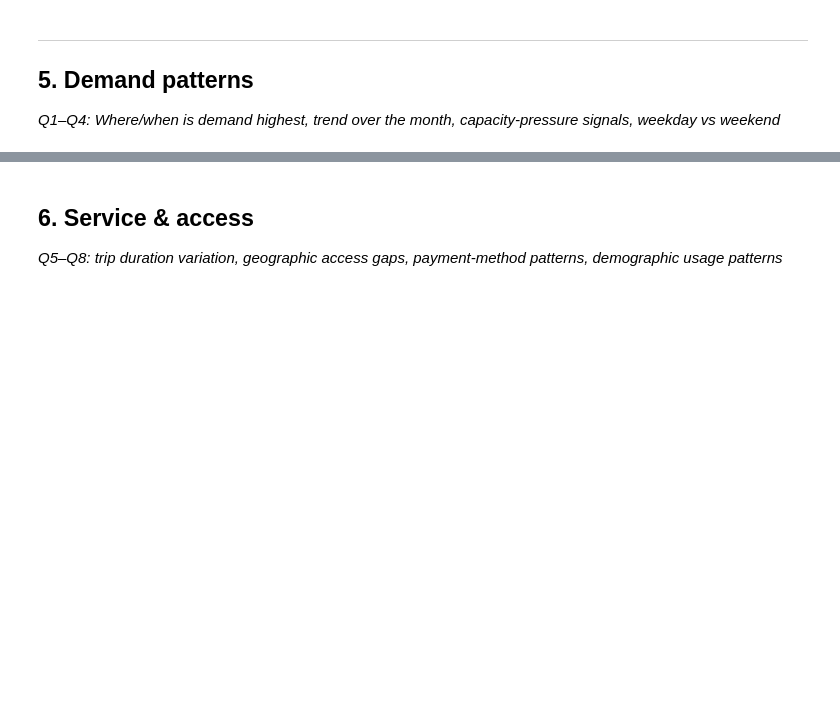
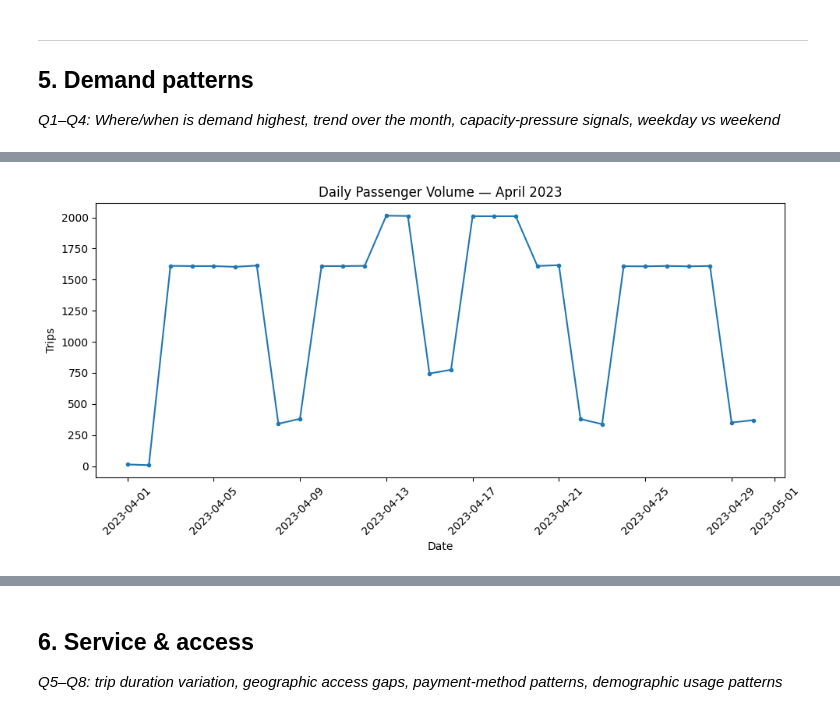
Before and after one commit to timothyevanheriawan-commits/transjakarta-analysis, a Jupyter notebook: transjakarta_analysis.ipynb, the cells around one changed output, grey strips where cells are left out. Cells and saved outputs as stored; diff of their text form; code cells hidden in the pictures; blank space fills up the shorter version.

```diff
--- a/transjakarta_analysis.ipynb
+++ b/transjakarta_analysis.ipynb
@@ -178,4 +211,15 @@ df[['trip_duration_min', 'passenger_age', 'age_group', 'peak_period', 'is_incomp
 # %%
 # Q2: demand trend over the observed period (daily volume line chart)
+daily = df.groupby('tap_in_date').size().reset_index(name='n_trips')
+
+fig, ax = plt.subplots()
+ax.plot(daily['tap_in_date'], daily['n_trips'], marker='o', markersize=3)
+ax.set_title('Daily Passenger Volume — April 2023')
+ax.set_ylabel('Trips'); ax.set_xlabel('Date')
+plt.xticks(rotation=45)
+plt.tight_layout()
+plt.show()
+# %% [output]
+[figure, added]
 # %%
 # Q3: corridors with demand concentration that may indicate capacity pressure (top-N + distribution shape)
```
Also changed, not shown: parts of 10 cells of this notebook, 2 other files.
